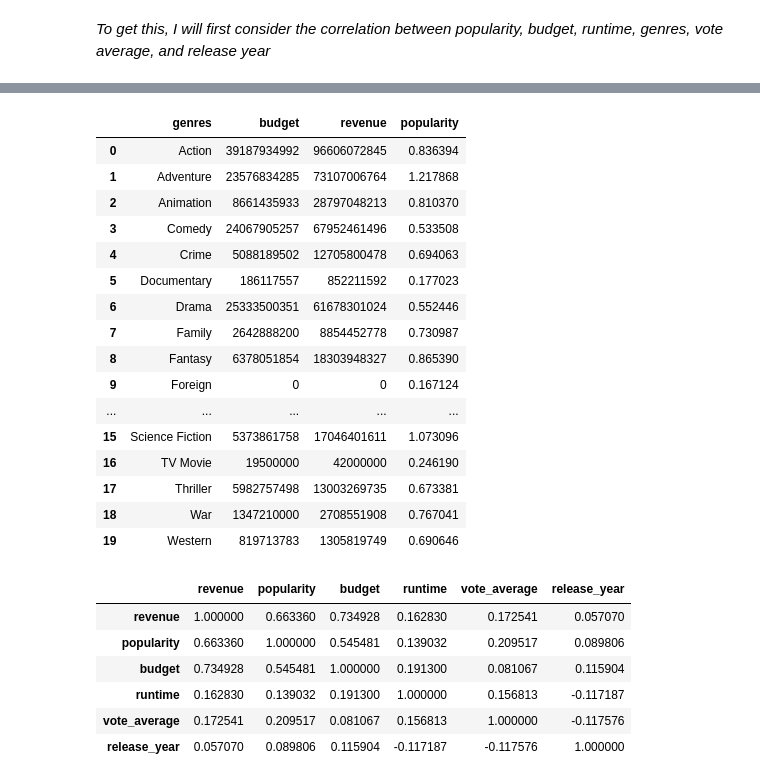
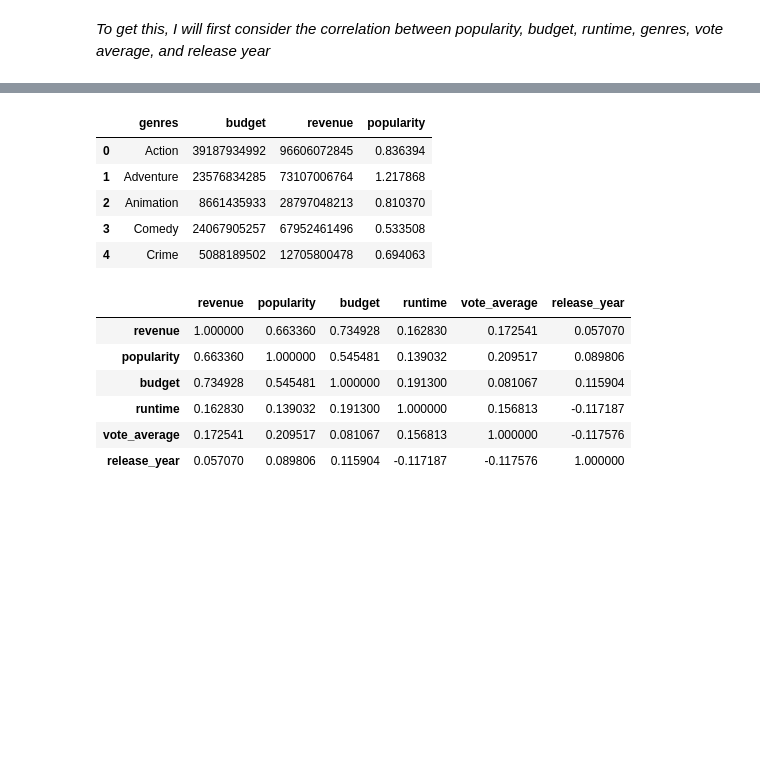
Before and after one commit to Placidus-Ali/intermediate_projects, a Jupyter notebook: week4/project1.ipynb, the cells around one changed output, grey strips where cells are left out. Cells and saved outputs as stored; diff of their text form; code cells hidden in the pictures; blank space fills up the shorter version.

```diff
--- a/week4/project1.ipynb
+++ b/week4/project1.ipynb
@@ -297,25 +291,14 @@ info_rev.head(3)
 # %%
 # group the genre
 rev1 = info_rev.groupby('genres', as_index =False).agg({'budget':'sum','revenue':'sum', 'popularity':'mean'})
-rev1
+rev1.head()
 # %% [output]
 |  | genres | budget | revenue | popularity |
 | 0 | Action | 39187934992 | 96606072845 | 0.836394 |
 | 1 | Adventure | 23576834285 | 73107006764 | 1.217868 |
 | 2 | Animation | 8661435933 | 28797048213 | 0.810370 |
 | 3 | Comedy | 24067905257 | 67952461496 | 0.533508 |
 | 4 | Crime | 5088189502 | 12705800478 | 0.694063 |
-| 5 | Documentary | 186117557 | 852211592 | 0.177023 |
-| 6 | Drama | 25333500351 | 61678301024 | 0.552446 |
-| 7 | Family | 2642888200 | 8854452778 | 0.730987 |
-| 8 | Fantasy | 6378051854 | 18303948327 | 0.865390 |
-| 9 | Foreign | 0 | 0 | 0.167124 |
-| ... | ... | ... | ... | ... |
-| 15 | Science Fiction | 5373861758 | 17046401611 | 1.073096 |
-| 16 | TV Movie | 19500000 | 42000000 | 0.246190 |
-| 17 | Thriller | 5982757498 | 13003269735 | 0.673381 |
-| 18 | War | 1347210000 | 2708551908 | 0.767041 |
-| 19 | Western | 819713783 | 1305819749 | 0.690646 |
 # %%
 info_rev.corr() # getting the correlation between them
 # %% [output]
```
Also changed, not shown: parts of 8 cells of this notebook, 3 other files.
